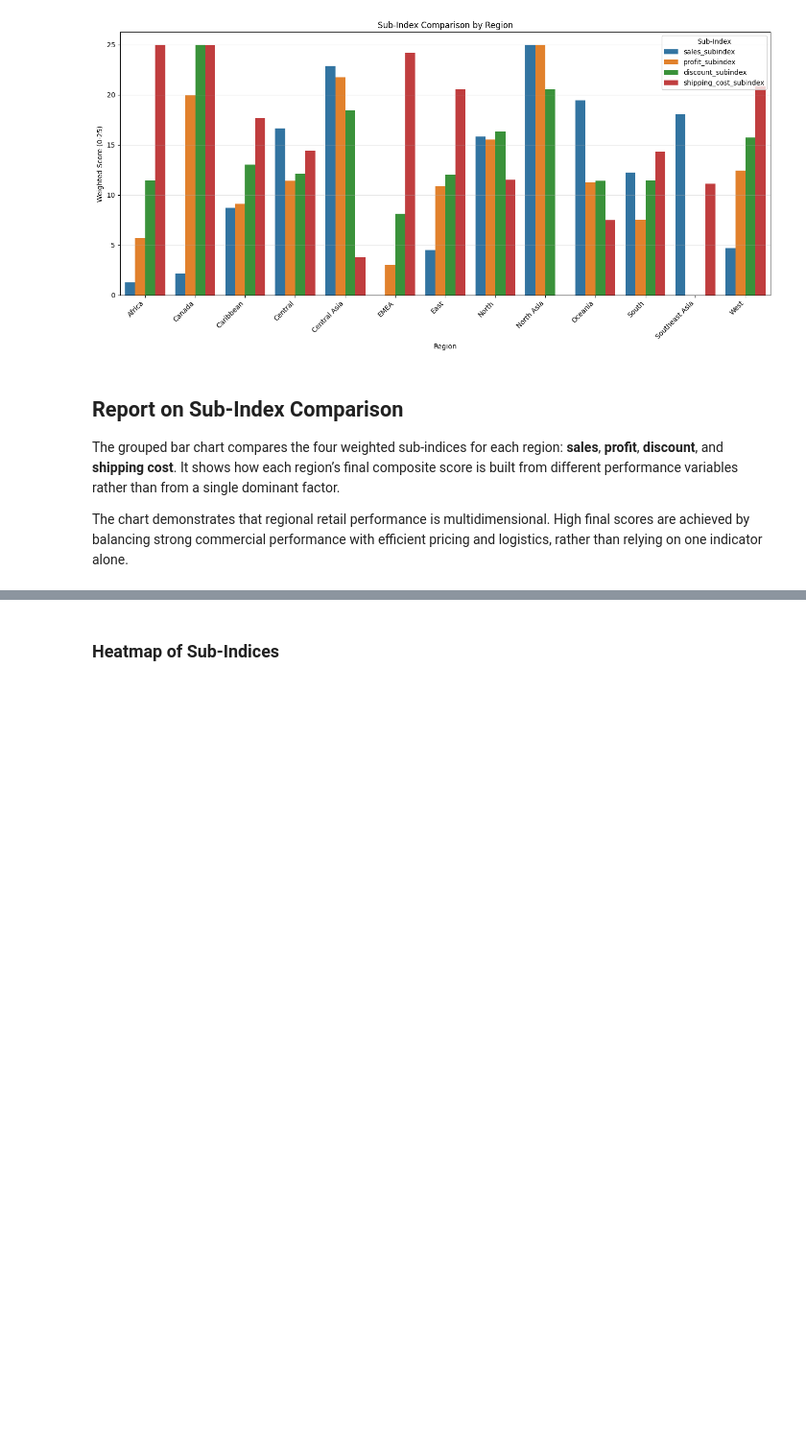
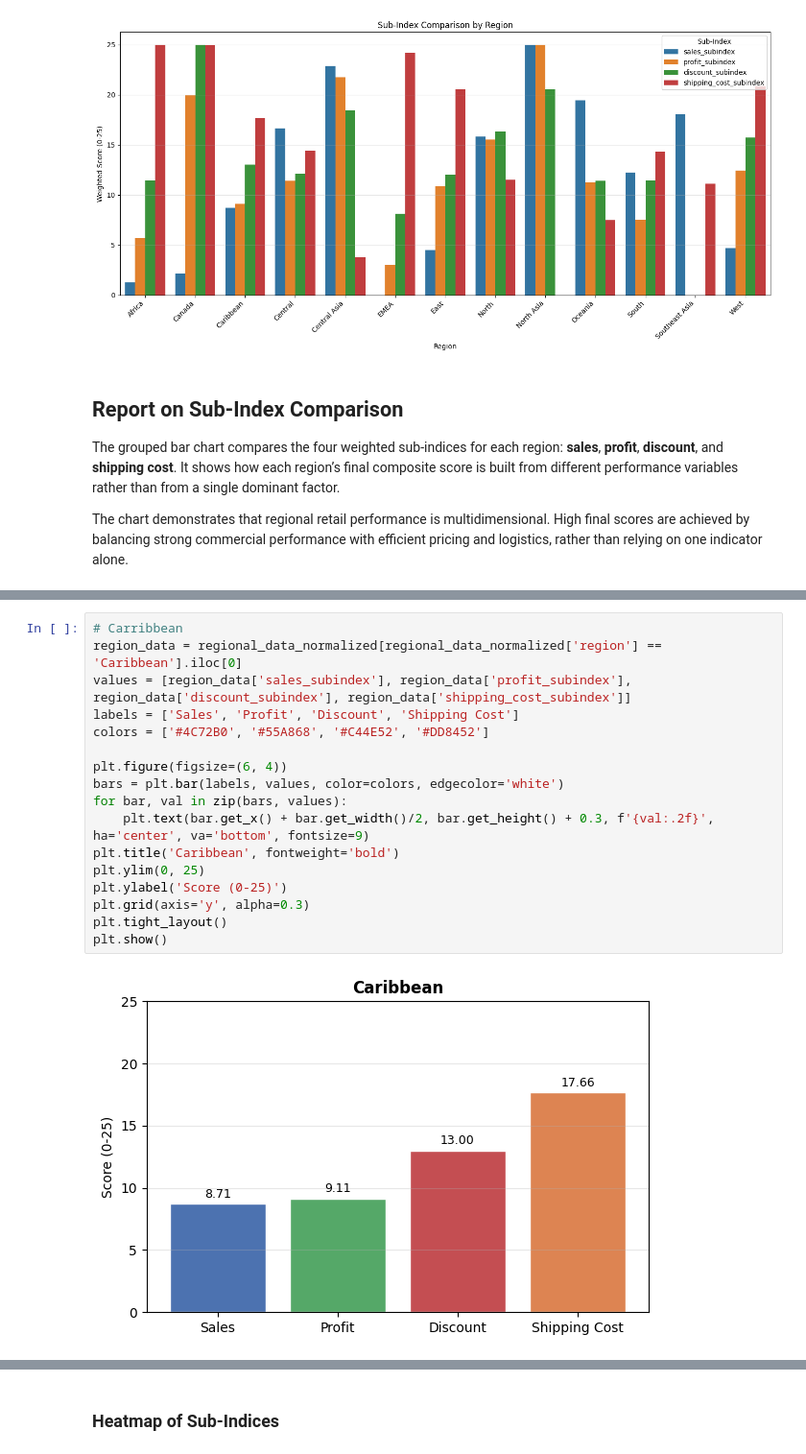
Before and after one commit to HaroldasT2/Data_Analysis_and_Visualisation_CA1, a Jupyter notebook: Indicator_analysis.ipynb, the cells around one changed output, grey strips where cells are left out. Shown at 96% size. Saved outputs shown, nothing was run; the diff lists cells and outputs as text; blank space fills up the shorter version.

```diff
--- a/Indicator_analysis.ipynb
+++ b/Indicator_analysis.ipynb
@@ -2173,0 +2215,19 @@ The chart demonstrates that regional retail performance is multidimensional. Hig
+# %%
+# Carribbean
+region_data = regional_data_normalized[regional_data_normalized['region'] == 'Caribbean'].iloc[0]
+values = [region_data['sales_subindex'], region_data['profit_subindex'], region_data['discount_subindex'], region_data['shipping_cost_subindex']]
+labels = ['Sales', 'Profit', 'Discount', 'Shipping Cost']
+colors = ['#4C72B0', '#55A868', '#C44E52', '#DD8452']
+
+plt.figure(figsize=(6, 4))
+bars = plt.bar(labels, values, color=colors, edgecolor='white')
+for bar, val in zip(bars, values):
+    plt.text(bar.get_x() + bar.get_width()/2, bar.get_height() + 0.3, f'{val:.2f}', ha='center', va='bottom', fontsize=9)
+plt.title('Caribbean', fontweight='bold')
+plt.ylim(0, 25)
+plt.ylabel('Score (0-25)')
+plt.grid(axis='y', alpha=0.3)
+plt.tight_layout()
+plt.show()
+# %% [output]
+[figure, added]
```
Also changed, not shown: parts of 14 cells of this notebook.
